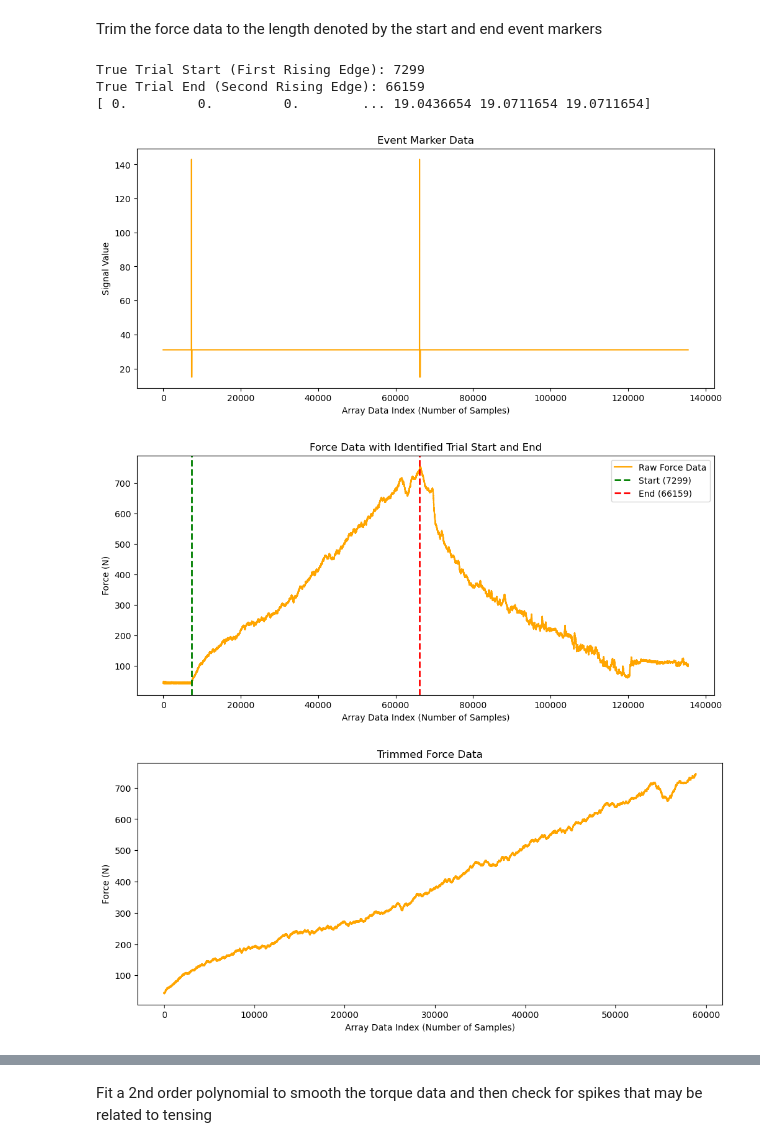
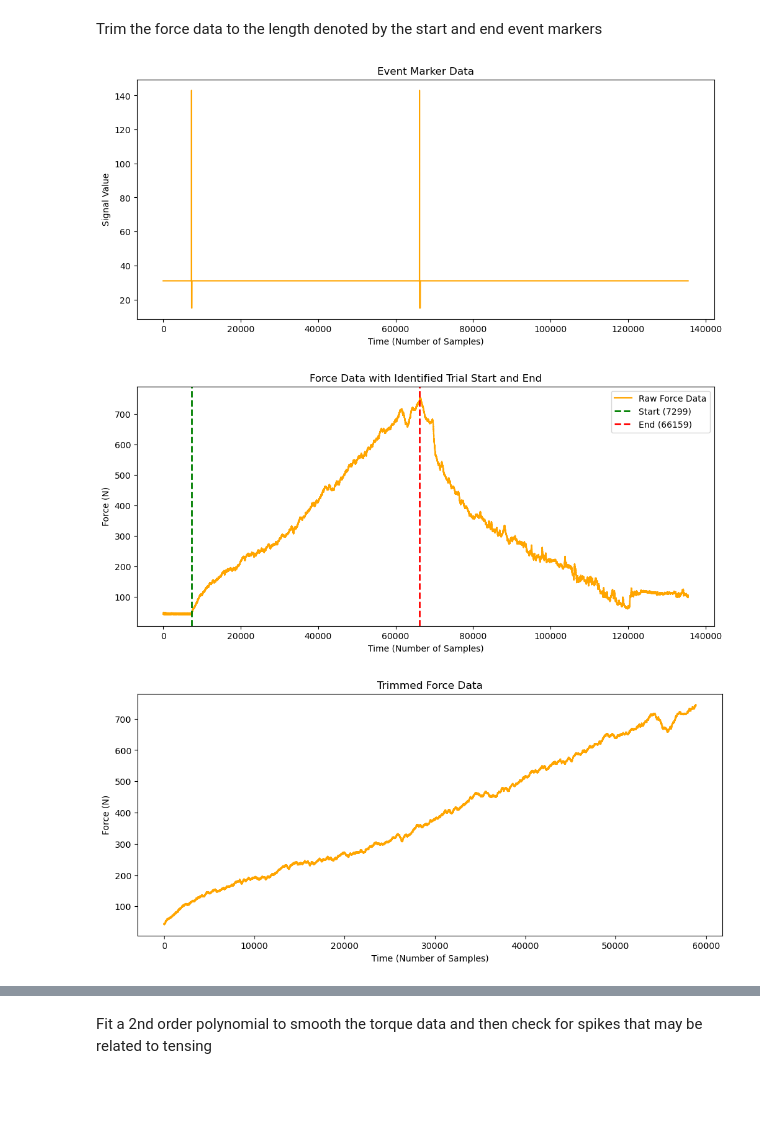
Before and after one commit to aw422/Spine-Stiffness-Python, a Jupyter notebook: FullTestProcPy.ipynb, the cells around one changed output, grey strips where cells are left out. Cells and saved outputs as stored; diff of their text form; code cells hidden in the pictures; blank space fills up the shorter version.

```diff
--- a/FullTestProcPy.ipynb
+++ b/FullTestProcPy.ipynb
@@ -66,9 +76,6 @@ plt.show()
 # %% [markdown]
 Trim the force data to the length denoted by the start and end event markers
 # %%
-
-
-
 # Create a binary map (True/False or 1/0) of where the signal is above threshold
 threshold = 100
 above_threshold = (em_untrimmed > threshold).astype(int)
@@ -80,9 +87,6 @@ rising_edges = np.where(jumps == 1)[0]
 # Extract start and end indices
 start_index = rising_edges[0]
 end_index = rising_edges[1]
-
-print(f"True Trial Start (First Rising Edge): {start_index}")
-print(f"True Trial End (Second Rising Edge): {end_index}")
 
 # Trim the force data using the identified indices from the event marker data
 force_trimmed = force_untrimmed[start_index:end_index]
@@ -97,42 +101,37 @@ frictional_torque=(0.007803597947275*p_weight)+0.753028773844885
 torque_calib = torque_orig-frictional_torque
 torque=np.maximum(torque_calib, 0.0)
 
-print(torque)
-
 plt.figure(figsize=(12, 5))
 plt.plot(em_untrimmed, label='Event Markers (Untrimmed)', color='orange')
 plt.title('Event Marker Data')
-plt.xlabel('Array Data Index (Number of Samples)')
+plt.xlabel('Time (Number of Samples)')
 plt.ylabel('Signal Value')
 plt.show()
 
 plt.figure(figsize=(12, 5))
 plt.plot(force_untrimmed, label='Raw Force Data', color='orange')
 plt.axvline(x=start_index, color='green', linestyle='--', linewidth=2, label=f'Start ({start_index})')
 plt.axvline(x=end_index, color='red', linestyle='--', linewidth=2, label=f'End ({end_index})')
 plt.title('Force Data with Identified Trial Start and End')
-plt.xlabel('Array Data Index (Number of Samples)')
+plt.xlabel('Time (Number of Samples)')
 plt.ylabel('Force (N)')
 plt.legend()
 plt.show()
 
 plt.figure(figsize=(12, 5))
 plt.plot(force_trimmed, label='Force Data (Trimmed)', color='orange')
 plt.title('Trimmed Force Data')
-plt.xlabel('Array Data Index (Number of Samples)')
+plt.xlabel('Time (Number of Samples)')
 plt.ylabel('Force (N)')
 plt.show()
 
 plt.figure(figsize=(12, 5))
 plt.plot(torque, label='Torque', color='orange')
 plt.title('Torque Data (After Frictional Correction)')
-plt.xlabel('Array Data Index (Number of Samples)')
+plt.xlabel('Time (Number of Samples)')
 plt.ylabel('Torque (N*m)')
 plt.show()
 # %% [output]
-True Trial Start (First Rising Edge): 7299
-True Trial End (Second Rising Edge): 66159
-[ 0.         0.         0.        ... 19.0436654 19.0711654 19.0711654]
-[figure, old version]
+[figure, new version]
-[figure, old version]
+[figure, new version]
-[figure, old version]
+[figure, new version]
```
Also changed, not shown: parts of 6 cells of this notebook.
